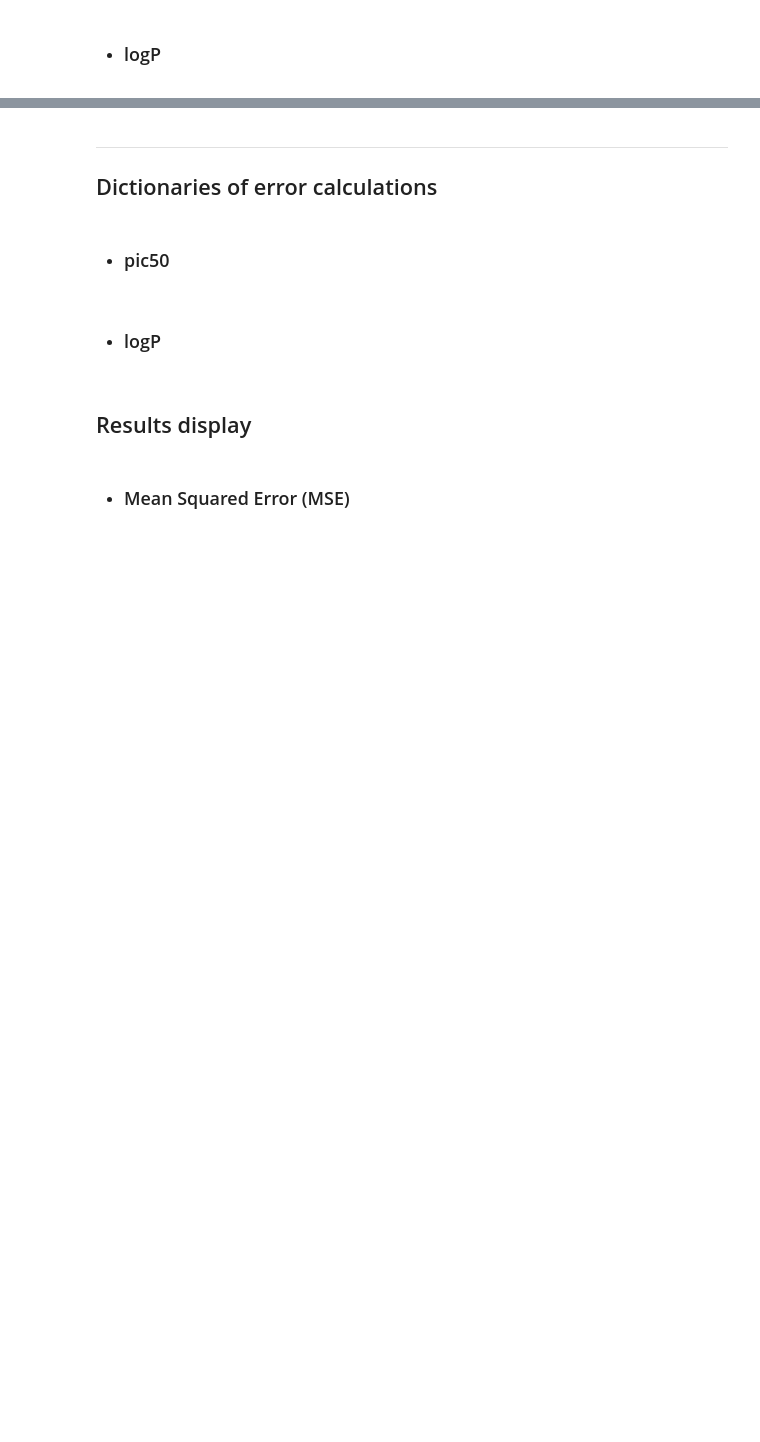
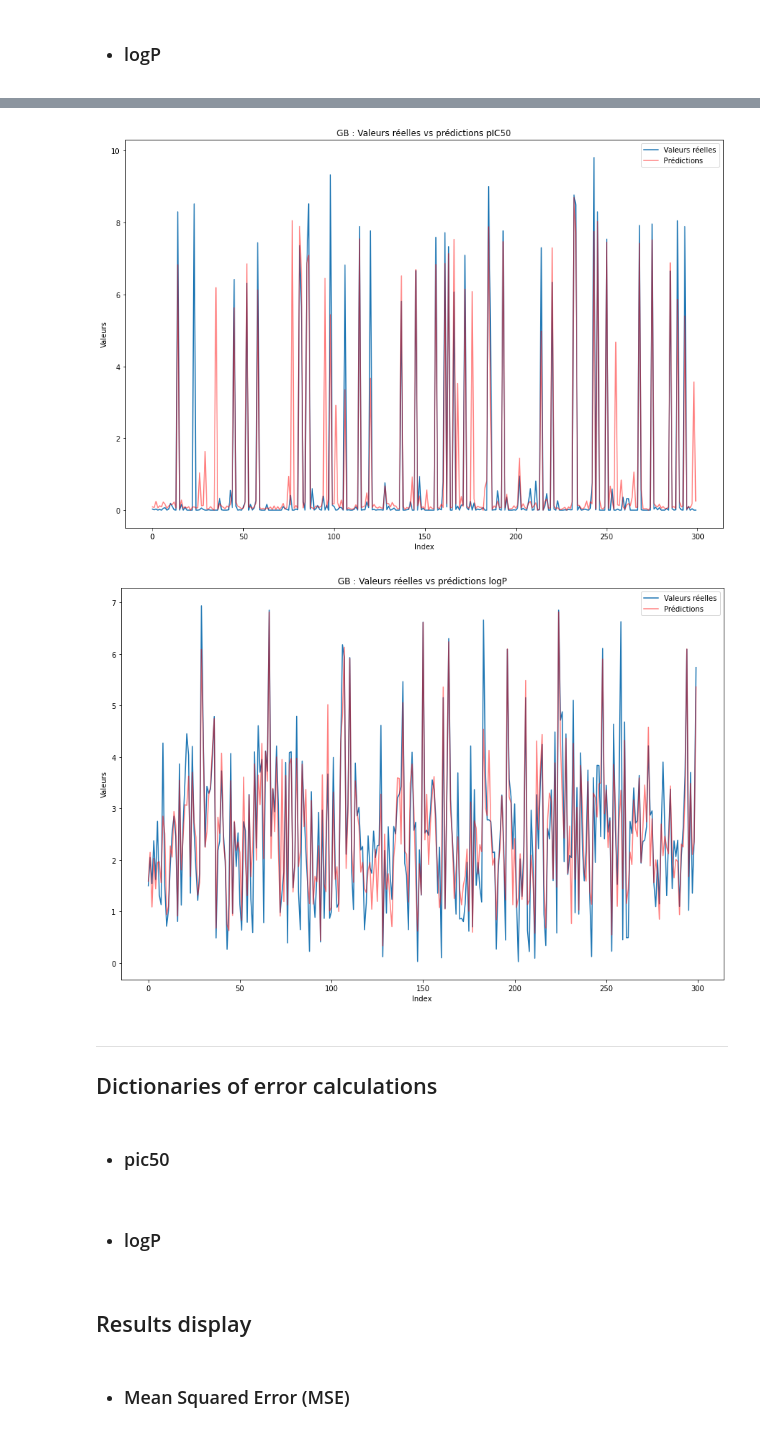
Before and after one commit to Nathan-Vanson/mpp, a Jupyter notebook: results.ipynb, the cells around one changed output, grey strips where cells are left out. Drawn from its saved outputs; the diff is of its cells as text; code cells hidden in the pictures; blank space fills up the shorter version.

```diff
--- a/results.ipynb
+++ b/results.ipynb
@@ -464,3 +496,19 @@ Gradient Boosting Model MAPE for logP: 0.667383441124664
+# %%
+#visuel des 300 premiers echantillons de tests (pour mieux voir)
+gb_valeurs_pic50_pred = gb_model_pic50.prediction(X_test)
+
+#pIC50 positif donc si <0 -> on met à 0
+for i,e in enumerate(gb_valeurs_pic50_pred):
+    if e < 0:
+        gb_valeurs_pic50_pred[i] = 0
+
+plot_prediction(y_test_pic50.values[:300], gb_valeurs_pic50_pred[:300], "GB : Valeurs réelles vs prédictions pIC50")
+
+gb_valeurs_logP_pred = gb_model_logP.prediction(X_test)
+plot_prediction(y_test_logP.values[:300], gb_valeurs_logP_pred[:300], "GB : Valeurs réelles vs prédictions logP")
+# %% [output]
+[figure, added]
+[figure, added]
 # %% [markdown]
 ---
 ## Dictionaries of error calculations
```
Also changed, not shown: parts of 9 cells of this notebook, 5 other files.
